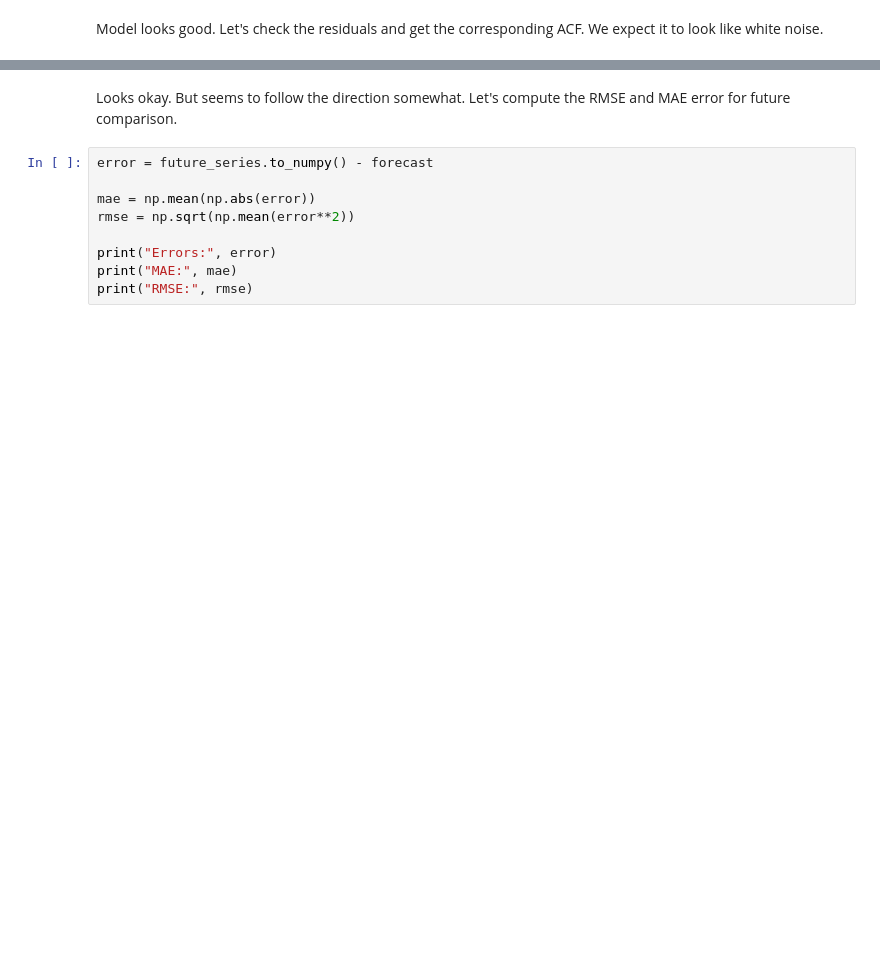
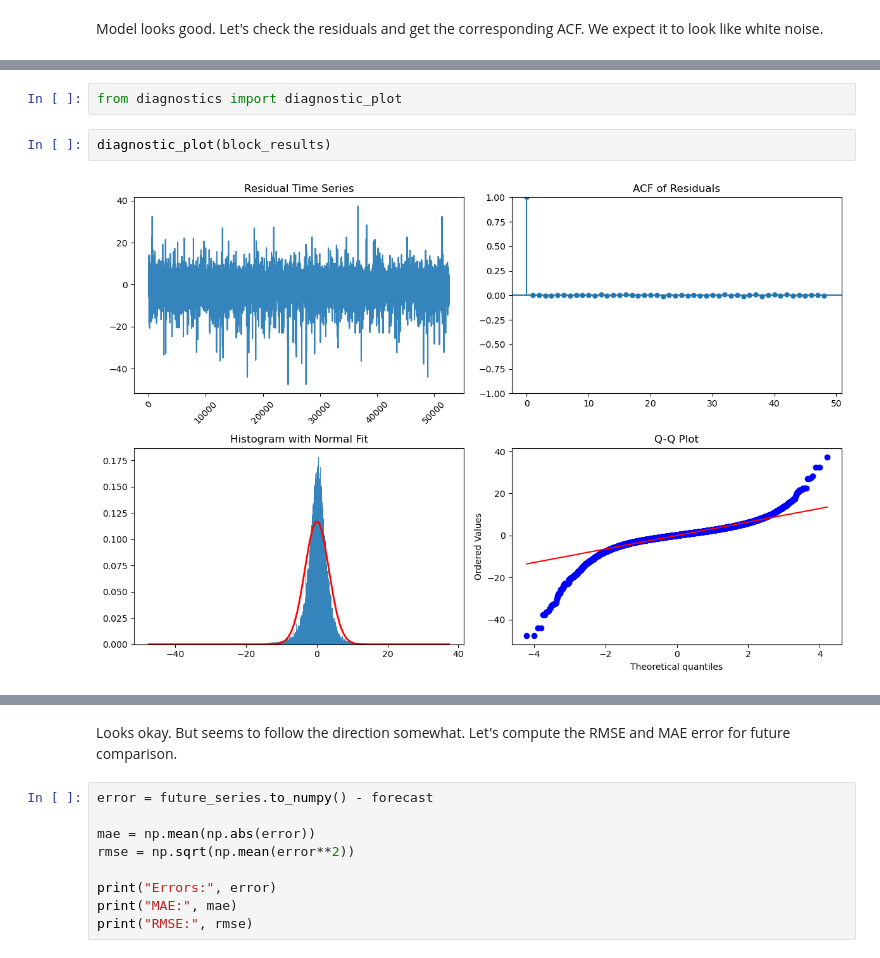
Before and after one commit to GMD-ROSS/Perturbed-Input, a Jupyter notebook: notebooks/Space_Weather_Workbook.ipynb, the cells around one changed output, grey strips where cells are left out. Drawn from its saved outputs; the diff is of its cells as text; blank space fills up the shorter version.

```diff
--- a/notebooks/Space_Weather_Workbook.ipynb
+++ b/notebooks/Space_Weather_Workbook.ipynb
@@ -311,0 +341,6 @@ plt.show()
+# %%
+from diagnostics import diagnostic_plot
+# %%
+diagnostic_plot(block_results)
+# %% [output]
+[figure, added]
```
Also changed, not shown: parts of 46 cells of this notebook, 2 other files.
